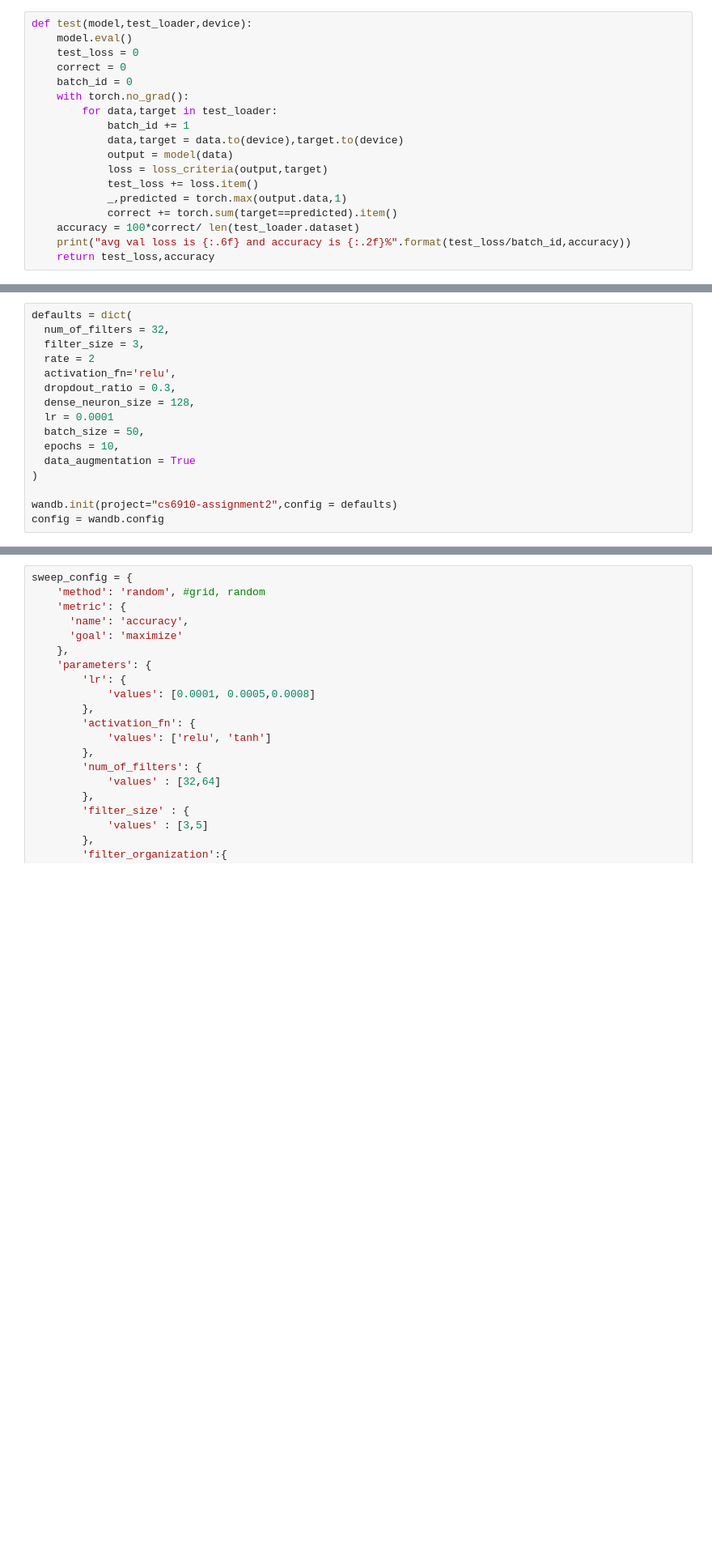
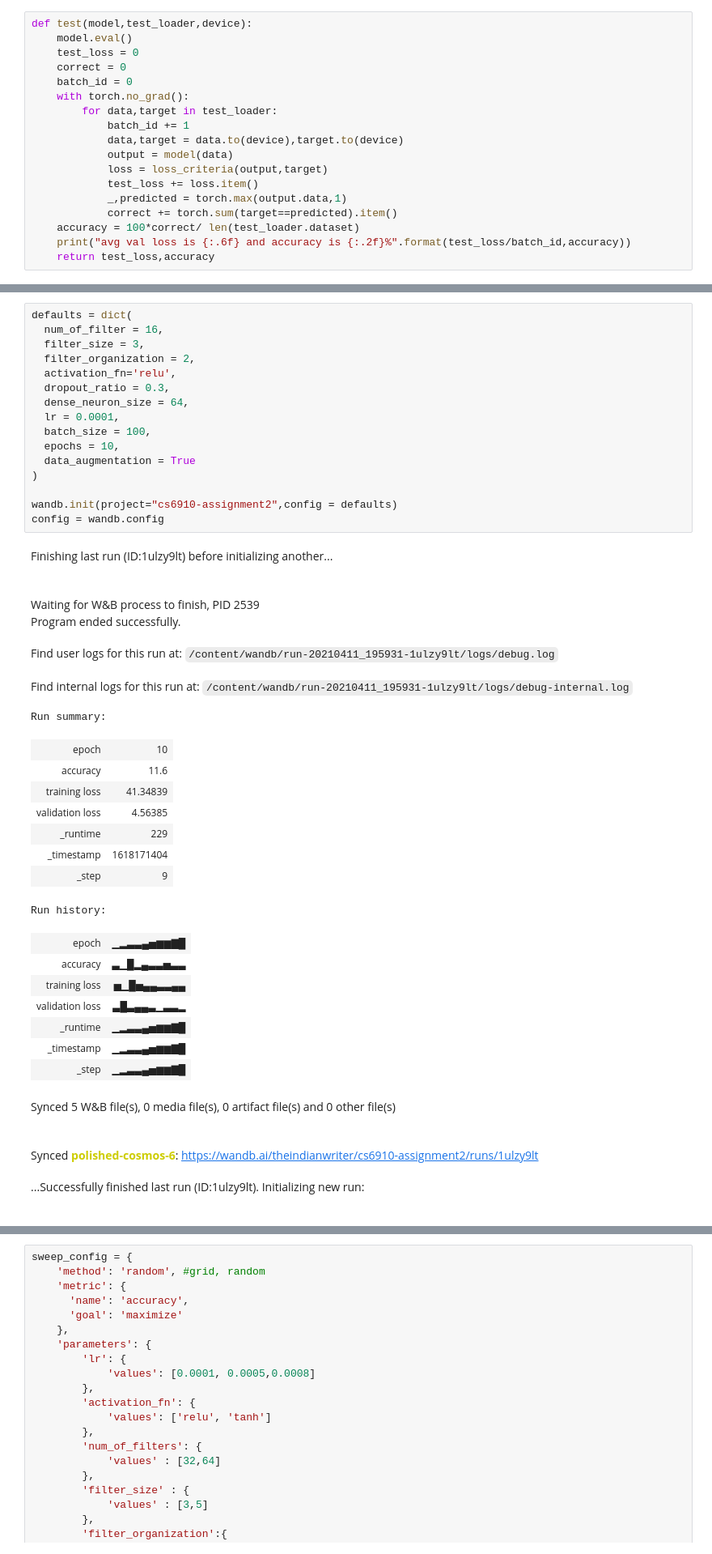
Before and after one commit to theindianwriter/CS6910-assignment_2, a Jupyter notebook: DL_assignment_2_Part_A.ipynb, the cells around one changed output, grey strips where cells are left out. Shown at 81% size. Saved outputs shown, nothing was run; the diff lists cells and outputs as text; blank space fills up the shorter version.

Commit message:
with wandb and a running CNN model

```diff
--- a/DL_assignment_2_Part_A.ipynb
+++ b/DL_assignment_2_Part_A.ipynb
@@ -272,16 +275,41 @@ avg val loss is 2.221860 and accuracy is 16.60%
 # %%
 defaults = dict(
-  num_of_filters = 32,
+  num_of_filter = 16,
   filter_size = 3,
-  rate = 2
+  filter_organization = 2,
   activation_fn='relu',
-  dropdout_ratio = 0.3,
-  dense_neuron_size = 128,
-  lr = 0.0001
-  batch_size = 50,
+  dropout_ratio = 0.3,
+  dense_neuron_size = 64,
+  lr = 0.0001,
+  batch_size = 100,
   epochs = 10,
   data_augmentation = True
 )
 
 wandb.init(project="cs6910-assignment2",config = defaults)
 config = wandb.config
+# %% [output]
+Finishing last run (ID:1ulzy9lt) before initializing another...
+Waiting for W&B process to finish, PID 2539
+Program ended successfully.
+Find user logs for this run at: /content/wandb/run-20210411_195931-1ulzy9lt/logs/debug.log
+Find internal logs for this run at: /content/wandb/run-20210411_195931-1ulzy9lt/logs/debug-internal.log
+Run summary:
+| epoch | 10 |
+| accuracy | 11.6 |
+| training loss | 41.34839 |
+| validation loss | 4.56385 |
+| _runtime | 229 |
+| _timestamp | 1618171404 |
+| _step | 9 |
+Run history:
+| epoch | ▁▂▃▃▄▅▆▆▇█ |
+| accuracy | ▃▁█▂▄▃▃▅▃▃ |
+| training loss | ▅▁█▅▄▄▃▃▄▄ |
+| validation loss | ▃█▃▄▄▃▁▃▃▂ |
+| _runtime | ▁▂▃▃▄▅▆▆▇█ |
+| _timestamp | ▁▂▃▃▄▅▆▆▇█ |
+| _step | ▁▂▃▃▄▅▆▆▇█ |
+Synced 5 W&B file(s), 0 media file(s), 0 artifact file(s) and 0 other file(s)
+Synced polished-cosmos-6: https://wandb.ai/theindianwriter/cs6910-assignment2/runs/1ulzy9lt
+...Successfully finished last run (ID:1ulzy9lt). Initializing new run:
```
Also changed, not shown: parts of 6 cells of this notebook.
